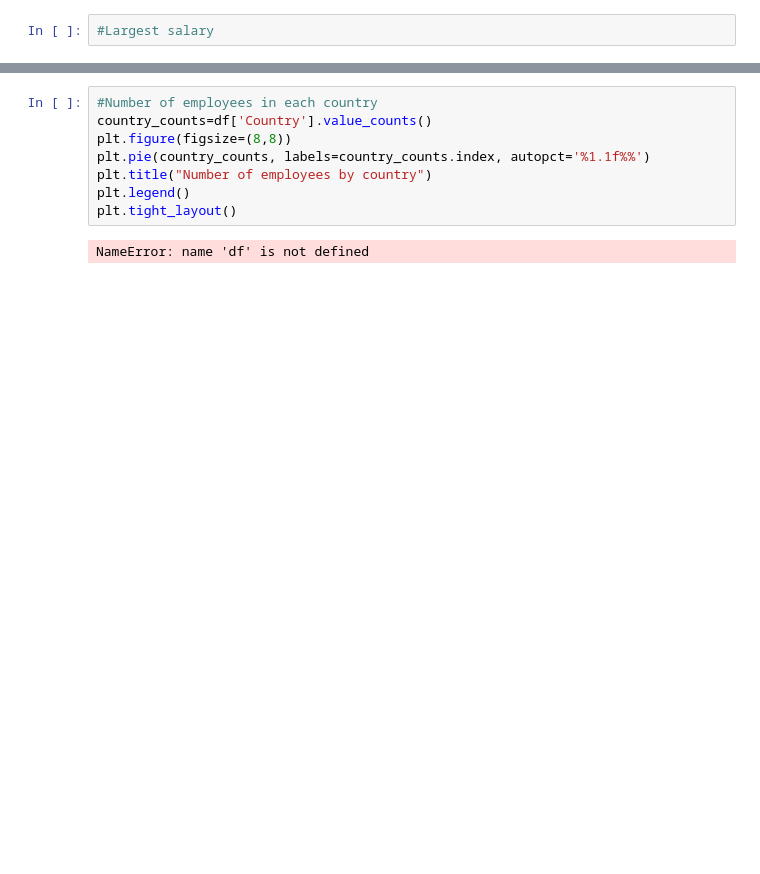
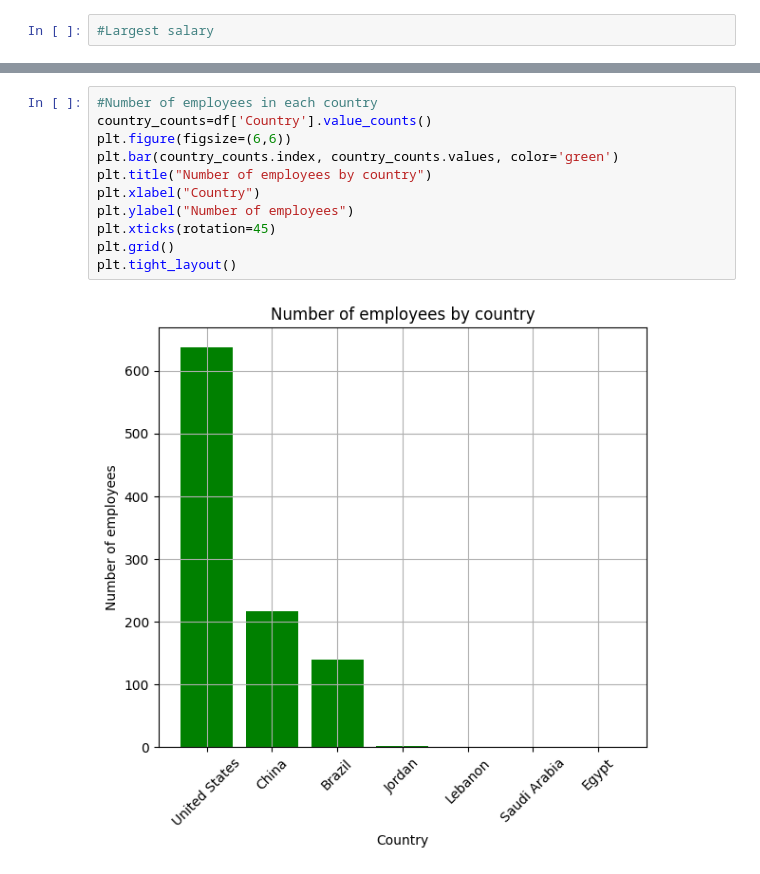
Before and after one commit to SaifAttieh03/Matplotlib-task, a Jupyter notebook: matplotlib new.ipynb, the cells around one changed output, grey strips where cells are left out. Cells and saved outputs as stored; diff of their text form; blank space fills up the shorter version.

```diff
--- a/matplotlib new.ipynb
+++ b/matplotlib new.ipynb
@@ -132,13 +251,16 @@ NameError: name 'average_age' is not defined
 # %%
 #Number of employees in each country
 country_counts=df['Country'].value_counts()
-plt.figure(figsize=(8,8))
-plt.pie(country_counts, labels=country_counts.index, autopct='%1.1f%%')
+plt.figure(figsize=(6,6))
+plt.bar(country_counts.index, country_counts.values, color='green')
 plt.title("Number of employees by country")
-plt.legend()
+plt.xlabel("Country")
+plt.ylabel("Number of employees")
+plt.xticks(rotation=45)
+plt.grid()
 plt.tight_layout()
 # %% [output]
-NameError: name 'df' is not defined
+[figure, added]
 # %%
 #Relationship between Annual & Bonus %
 df['Annual Salary'] = pd.to_numeric(df['Annual Salary'], errors='coerce')
```
Also changed, not shown: parts of 16 cells of this notebook, 2 other files.
